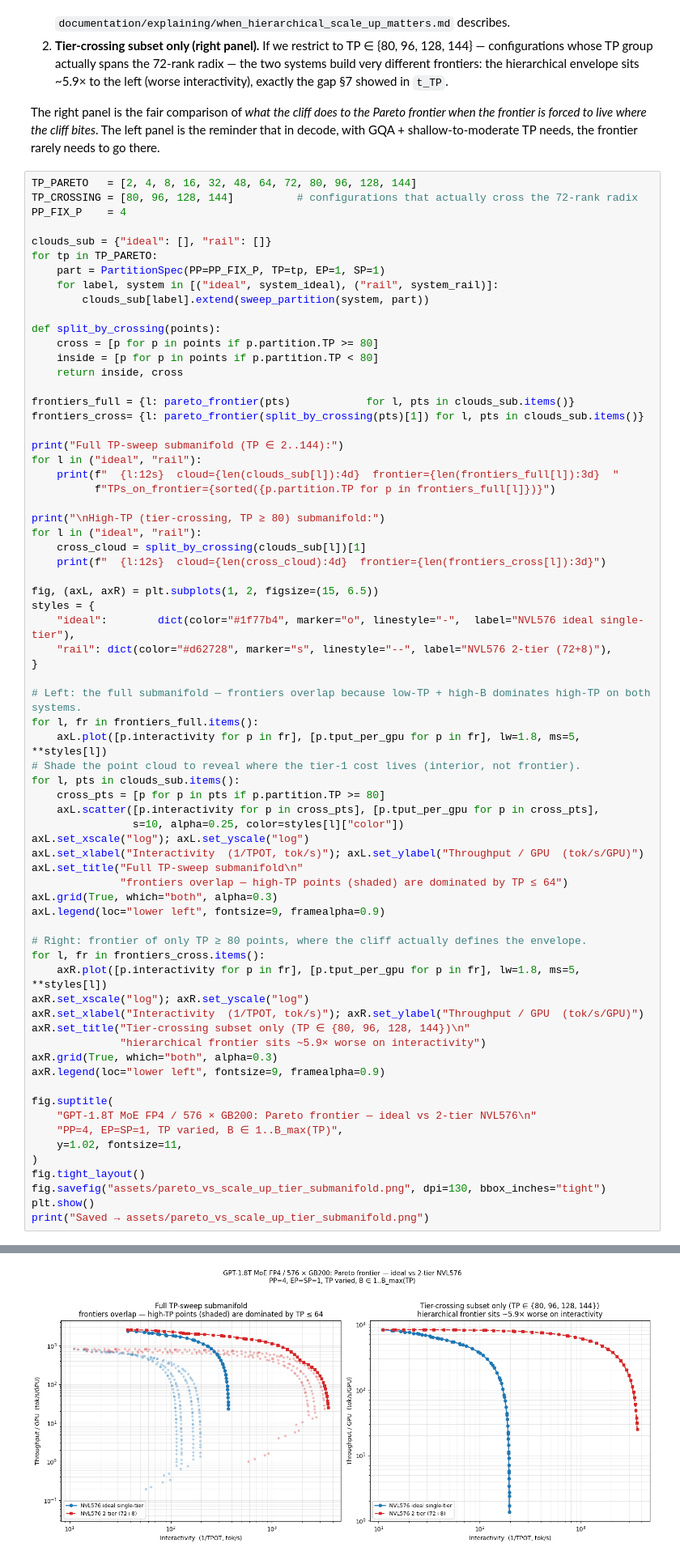
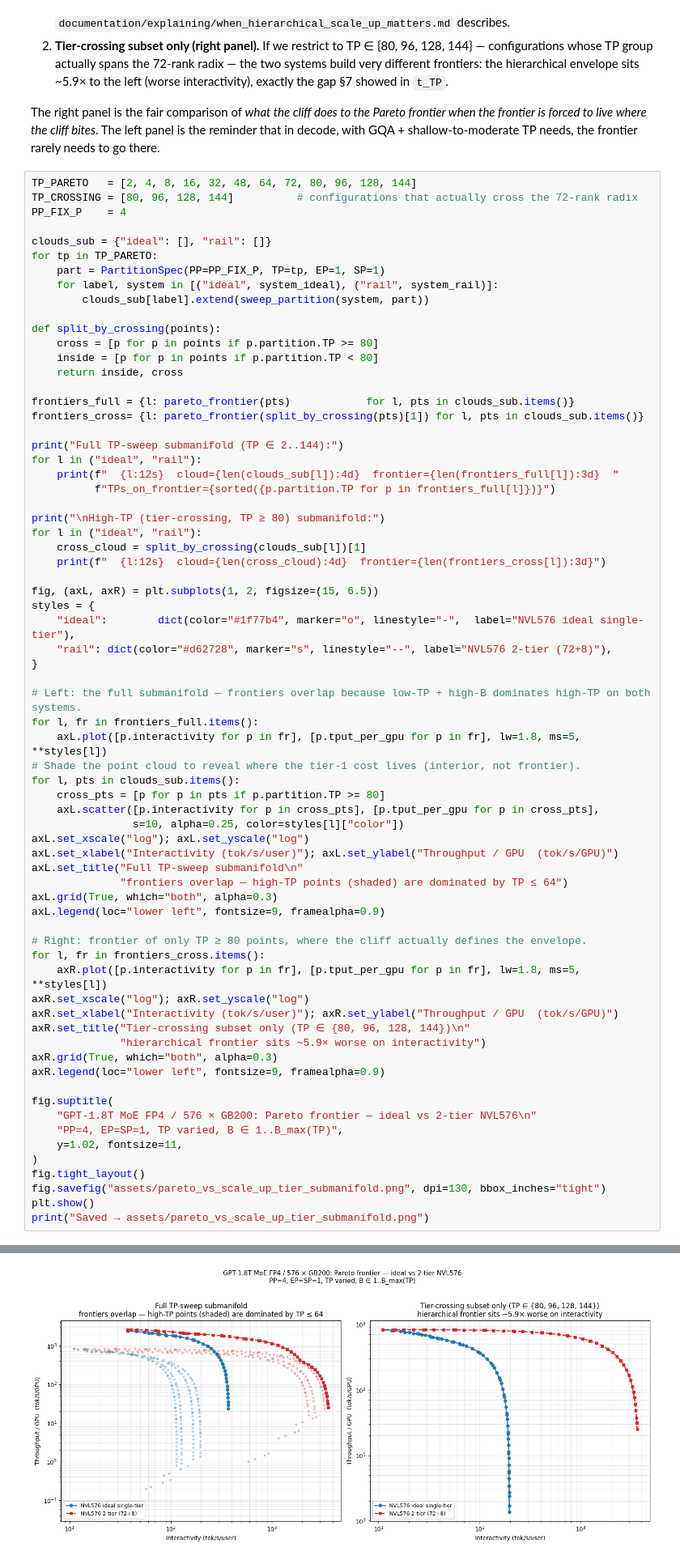
Before and after one commit to spiceMonkey/llm_perf, a Jupyter notebook: notebooks/pareto_vs_scale_up_tier.ipynb, the cells around one changed output, grey strips where cells are left out. Shown at 81% size. Drawn from its saved outputs; the diff is of its cells as text.

```diff
--- a/notebooks/pareto_vs_scale_up_tier.ipynb
+++ b/notebooks/pareto_vs_scale_up_tier.ipynb
@@ -504,40 +504,40 @@ for l, pts in clouds_sub.items():
     axL.scatter([p.interactivity for p in cross_pts], [p.tput_per_gpu for p in cross_pts],
                 s=10, alpha=0.25, color=styles[l]["color"])
 axL.set_xscale("log"); axL.set_yscale("log")
-axL.set_xlabel("Interactivity  (1/TPOT, tok/s)"); axL.set_ylabel("Throughput / GPU  (tok/s/GPU)")
+axL.set_xlabel("Interactivity (tok/s/user)"); axL.set_ylabel("Throughput / GPU  (tok/s/GPU)")
 axL.set_title("Full TP-sweep submanifold\n"
               "frontiers overlap — high-TP points (shaded) are dominated by TP ≤ 64")
 axL.grid(True, which="both", alpha=0.3)
 axL.legend(loc="lower left", fontsize=9, framealpha=0.9)
 
 # Right: frontier of only TP ≥ 80 points, where the cliff actually defines the envelope.
 for l, fr in frontiers_cross.items():
     axR.plot([p.interactivity for p in fr], [p.tput_per_gpu for p in fr], lw=1.8, ms=5, **styles[l])
 axR.set_xscale("log"); axR.set_yscale("log")
-axR.set_xlabel("Interactivity  (1/TPOT, tok/s)"); axR.set_ylabel("Throughput / GPU  (tok/s/GPU)")
+axR.set_xlabel("Interactivity (tok/s/user)"); axR.set_ylabel("Throughput / GPU  (tok/s/GPU)")
 axR.set_title("Tier-crossing subset only (TP ∈ {80, 96, 128, 144})\n"
               "hierarchical frontier sits ~5.9× worse on interactivity")
 axR.grid(True, which="both", alpha=0.3)
 axR.legend(loc="lower left", fontsize=9, framealpha=0.9)
 
 fig.suptitle(
     "GPT-1.8T MoE FP4 / 576 × GB200: Pareto frontier — ideal vs 2-tier NVL576\n"
     "PP=4, EP=SP=1, TP varied, B ∈ 1..B_max(TP)",
     y=1.02, fontsize=11,
 )
 fig.tight_layout()
 fig.savefig("assets/pareto_vs_scale_up_tier_submanifold.png", dpi=130, bbox_inches="tight")
 plt.show()
 print("Saved → assets/pareto_vs_scale_up_tier_submanifold.png")
 # %% [output]
 Full TP-sweep submanifold (TP ∈ 2..144):
   ideal         cloud= 544  frontier= 42  TPs_on_frontier=[8, 16]
   rail          cloud= 544  frontier= 54  TPs_on_frontier=[16, 48, 72, 144]
 
 High-TP (tier-crossing, TP ≥ 80) submanifold:
   ideal         cloud= 213  frontier= 61
   rail          cloud= 213  frontier= 51
-[figure, old version]
+[figure, new version]
 Saved → assets/pareto_vs_scale_up_tier_submanifold.png
 # %% [markdown]
 ## 9. Varying tier-0 radix — when does the cliff hit the main Pareto frontier?
```
Also changed, not shown: parts of 3 cells of this notebook, 24 other files.
